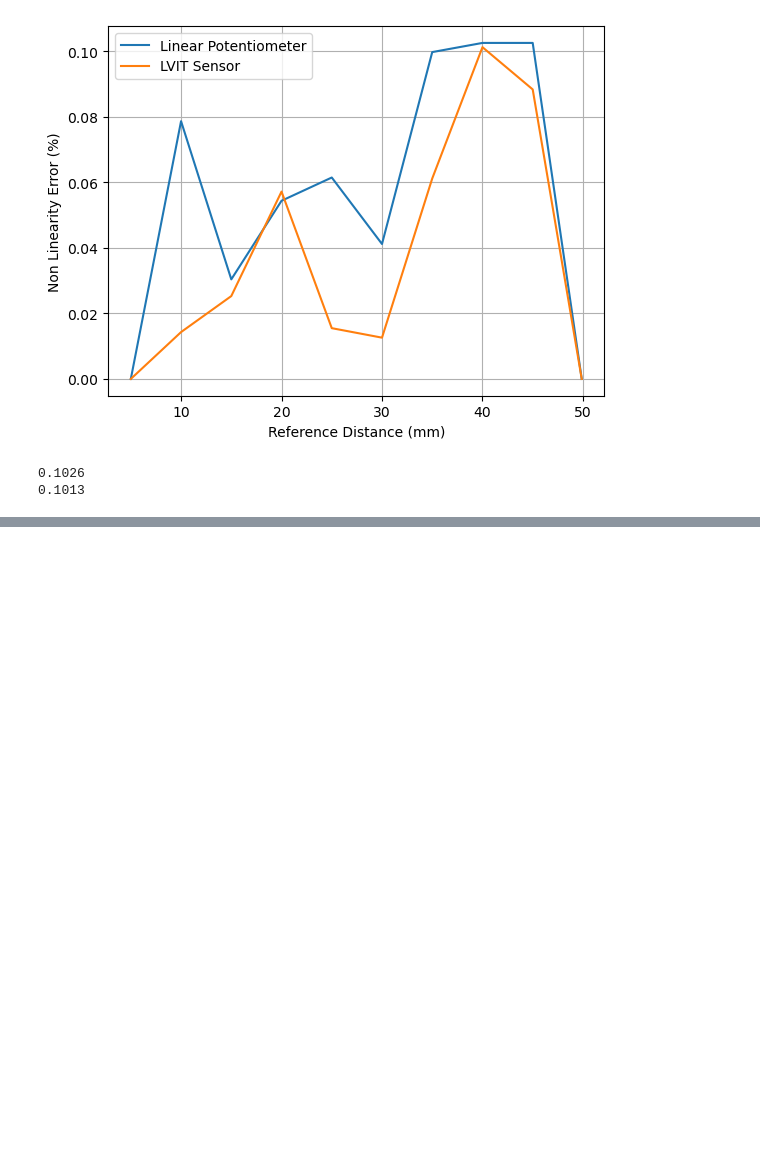
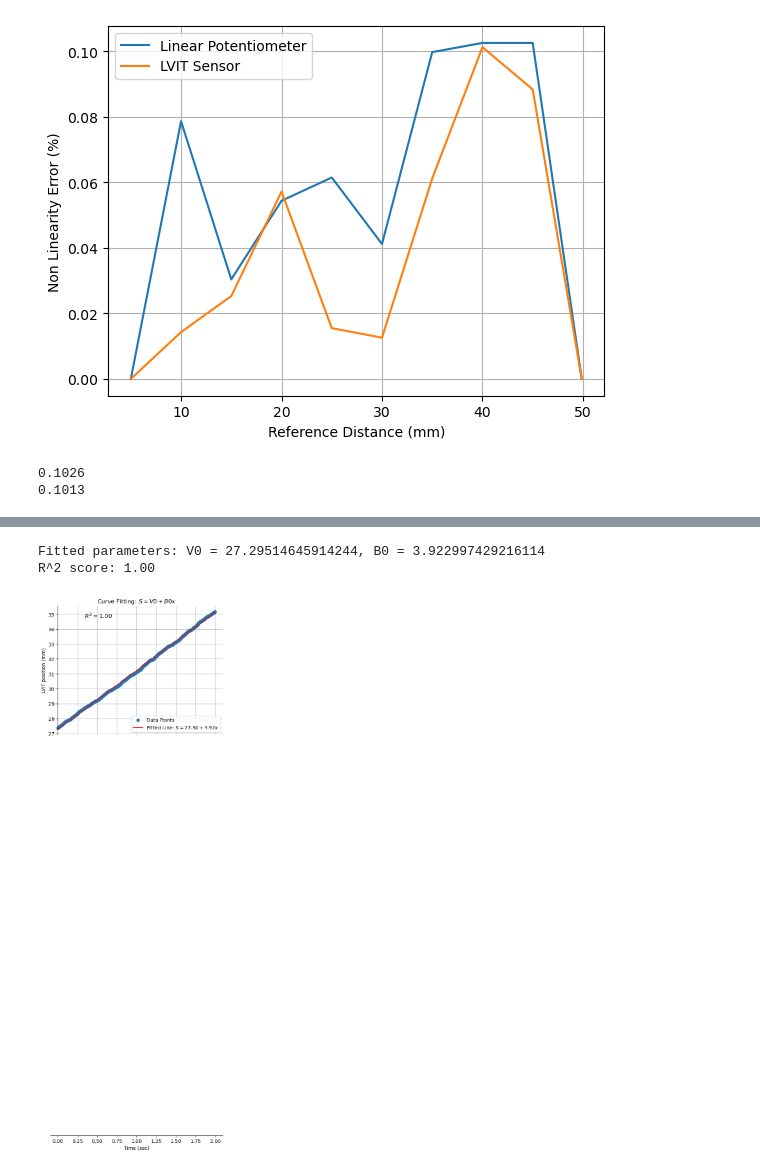
Before and after one commit to Koi199/MECH-420-scripts, a Jupyter notebook: Lab 2 Data/Mech420Lab2.ipynb, the cells around one changed output, grey strips where cells are left out. Drawn from its saved outputs; the diff is of its cells as text; code cells hidden in the pictures; blank space fills up the shorter version.

```diff
--- a/Lab 2 Data/Mech420Lab2.ipynb
+++ b/Lab 2 Data/Mech420Lab2.ipynb
@@ -326,0 +552,77 @@ print(averages['LVIT NonLinearity Error (%)'].max())
+# %%
+LVITposition = []
+
+for i in range(0, len(fast['Time (sec)'])):
+    LVITposition.append(((fast['LVIT (V)'][i]-V0_1)/B0_1).round(6))
+
+fast['LVIT position (mm)'] = LVITposition
+# %%
+#define the model function to fit
+def model_function(x, V0, B0):
+    #S = a + be^(cx)
+    return  V0 + B0*x
+
+#Initial guess
+initial_guess = [1, -1]
+
+# Use curve_fit to fit the model to the data
+popt, pcov = curve_fit(model_function, fast['Time (sec)'], fast['LVIT position (mm)'], p0=initial_guess)
+
+# Get the fitted parameters
+V0_1, B0_1 = popt
+
+# Formatted to 2 decimal places
+V0_formatted = f'{V0_1:.2f}'
+B0_formatted = f'{B0_1:.2f}'
+
+# Calculate the fitted values using the original x-values
+y_fit = model_function(fast['Time (sec)'], *popt)
+
+# Calculate R^2 score manually
+def r2_score(y_true, y_pred):
+    ss_res = np.sum((y_true - y_pred) ** 2)
+    ss_tot = np.sum((y_true - np.mean(y_true)) ** 2)
+    return 1 - (ss_res / ss_tot)
+
+r2 = r2_score(fast['LVIT position (mm)'], y_fit)
+r2_formatted = f'{r2:.2f}'
+
+# Print fitted parameters and R^2 score
+print(f"Fitted parameters: V0 = {V0_1}, B0 = {B0_1}")
+print(f"R^2 score: {r2_formatted}")
+
+# Create the figure and axis
+fig, ax = plt.subplots()
+
+# Plot the data points and fitted curve
+ax.plot(fast['Time (sec)'], fast['LVIT position (mm)'], marker='o', label='Data Points', linestyle='none')
+ax.plot(fast['Time (sec)'], y_fit, label=rf'Fitted Line: $S = {V0_formatted} + {B0_formatted} x$', color='red')
+
+# Move the x-axis and y-axis to intersect at zero
+ax.spines['left'].set_position('zero')
+ax.spines['bottom'].set_position('zero')
+
+# Hide the top and right spines
+ax.spines['right'].set_color('none')
+ax.spines['top'].set_color('none')
+
+# Set labels and title
+ax.set_xlabel('Time (sec)')
+ax.set_ylabel('LVIT position (mm)')
+ax.set_title(rf'Curve Fitting: $S = V0 + B0x$')
+
+# Show the grid
+ax.grid(True)
+
+# Add the R^2 score as text annotation
+ax.text(0.2, 0.9, f'$R^2 = {r2_formatted}$', transform=ax.transAxes, fontsize=12, verticalalignment='bottom')
+
+# Display the legend
+ax.legend(loc = 'lower right')
+
+# Show the plot
+plt.show()
+# %% [output]
+Fitted parameters: V0 = 27.29514645914244, B0 = 3.922997429216114
+R^2 score: 1.00
+[figure, added]
```
Also changed, not shown: parts of 10 cells of this notebook, 16 other files.
